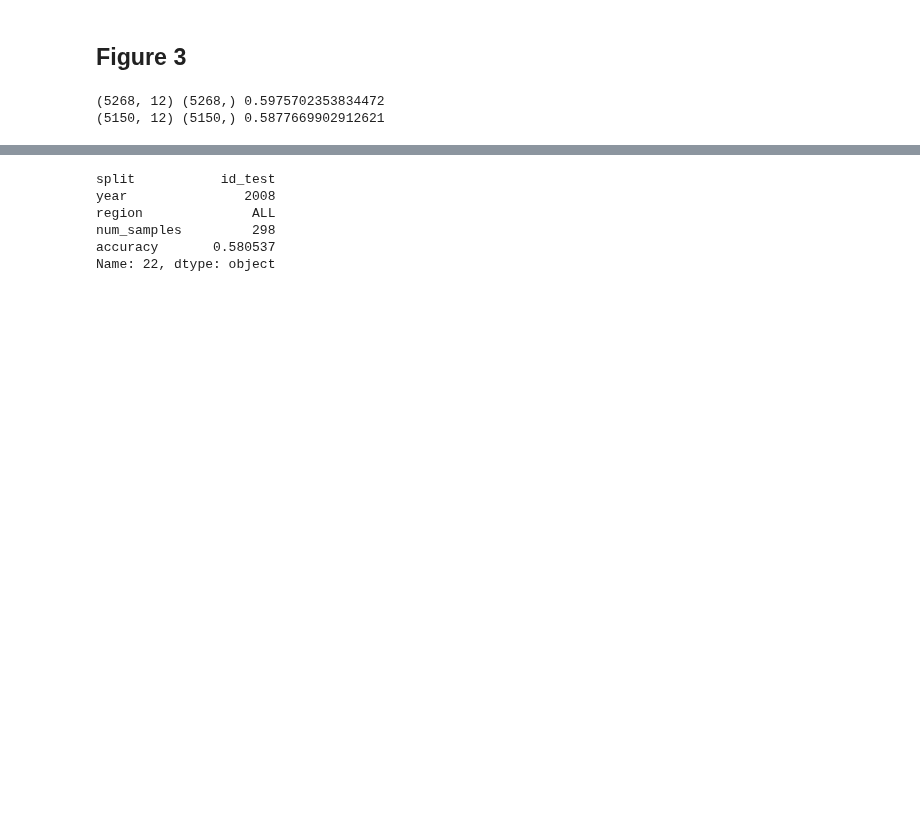
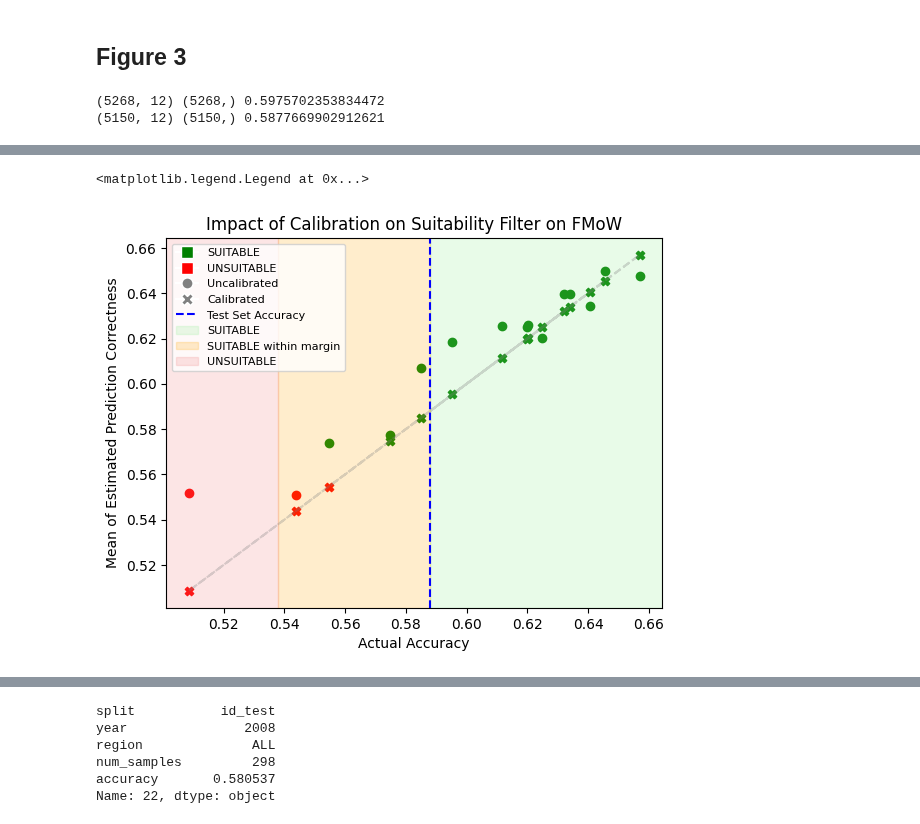
Before and after one commit to cleverhans-lab/suitability, a Jupyter notebook: tables_plots.ipynb, the cells around one changed output, grey strips where cells are left out. Saved outputs shown, nothing was run; the diff lists cells and outputs as text; code cells hidden in the pictures; blank space fills up the shorter version.

```diff
--- a/tables_plots.ipynb
+++ b/tables_plots.ipynb
@@ -204,8 +205,8 @@ Suitability Filter & $81.5\%$ & $0.027$ & $0.972$ & $0.969$ \\
 # %% [markdown]
 ## Table 1 (extended for Appendix)
 # %%
-agg_results_df_id = get_agg_results_df()
-agg_results_df_ood = get_agg_results_df("ood")
+agg_results_df_id = get_agg_results_df("fmow", "id")
+agg_results_df_ood = get_agg_results_df("fmow", "ood")
 
 def format_latex_row(row):
     feature_name_dict = {
@@ -1420,0 +1422,44 @@ plt.legend(handles=legend_elements, loc='upper left', fontsize=8) #, bbox_to_anc
+# %%
+from matplotlib.lines import Line2D
+from matplotlib.patches import Patch
+
+actual_acc = np.array(actual_acc[:15])
+pred_acc = np.array(pred_acc[:15])
+pred_prob_mean = np.array(pred_prob_mean[:15])
+cal_pred_prob_mean = np.array(cal_pred_prob_mean[:15])
+p_val = np.array(p_val[:15])
+cal_p_val = np.array(cal_p_val[:15])
+
+suitable = np.array(p_val) < 0.05
+cal_suitable = np.array(cal_p_val) < 0.05
+
+plt.plot(actual_acc, actual_acc, color='grey', alpha=0.3, linestyle='--')
+plt.scatter(actual_acc[~suitable], pred_prob_mean[~suitable], color='red', label='UNSUITABLE uncalibrated', marker='o')
+plt.scatter(actual_acc[suitable], pred_prob_mean[suitable], color='green', label='SUITABLE uncalibrated', marker='o')
+plt.scatter(actual_acc[~cal_suitable], cal_pred_prob_mean[~cal_suitable], color='red', label='UNSUITABLE calibrated', marker='X')
+plt.scatter(actual_acc[cal_suitable], cal_pred_prob_mean[cal_suitable], color='green', label='SUITABLE calibrated', marker='X')
+
+plt.axvline(np.mean(test_corr), color='blue', linestyle='--')
+# plt.axhline(np.mean(test_corr), color='blue', linestyle='--')
+plt.axvspan(np.mean(test_corr), 1, color='lightgreen', alpha=0.2, label='SUITABLE')
+plt.axvspan(np.mean(test_corr) - margin, np.mean(test_corr), color='orange', alpha=0.2, label='SUITABLE within margin')
+plt.axvspan(0, np.mean(test_corr) - margin, color='lightcoral', alpha=0.2, label='UNSUITABLE')
+
+legend_elements = [
+    Line2D([0], [0], marker='s', color='w', markerfacecolor='green', markersize=8, label='SUITABLE'),
+    Line2D([0], [0], marker='s', color='w', markerfacecolor='red', markersize=8, label='UNSUITABLE'),
+    Line2D([0], [0], marker='o', color='w', markerfacecolor='grey', markersize=8, label='Uncalibrated'),
+    Line2D([0], [0], marker='X', color='w', markerfacecolor='grey', markersize=8, label='Calibrated'),
+    Line2D([0], [0], color='blue', linestyle='--', label='Test Set Accuracy'),
+    Patch(color='lightgreen', alpha=0.2, label='SUITABLE'),
+    Patch(color='orange', alpha=0.2, label='SUITABLE within margin'),
+    Patch(color='lightcoral', alpha=0.2, label='UNSUITABLE')
+]
+
+plt.xlabel("Actual Accuracy")
+plt.ylabel("Mean of Estimated Prediction Correctness")
+plt.title("Impact of Calibration on Suitability Filter on FMoW")
+plt.legend(handles=legend_elements, loc='upper left', fontsize=8) #, bbox_to_anchor=(1, 1))
+# %% [output]
+<matplotlib.legend.Legend at 0x...>
+[figure, added]
```
Also changed, not shown: parts of 24 cells of this notebook, 8 other files.
